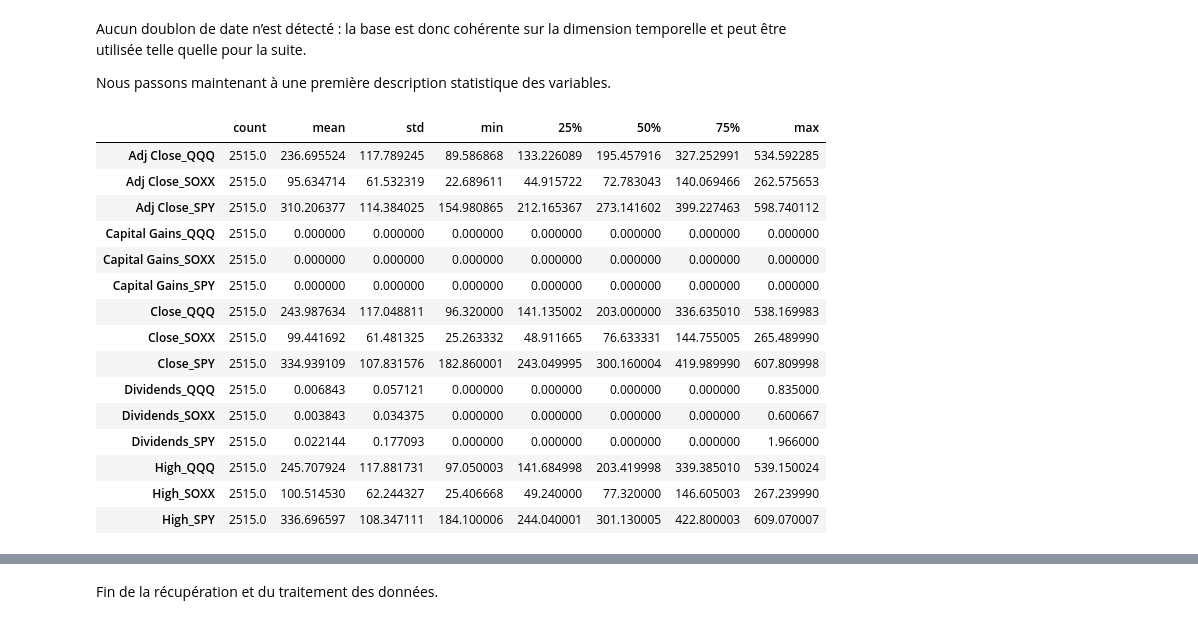
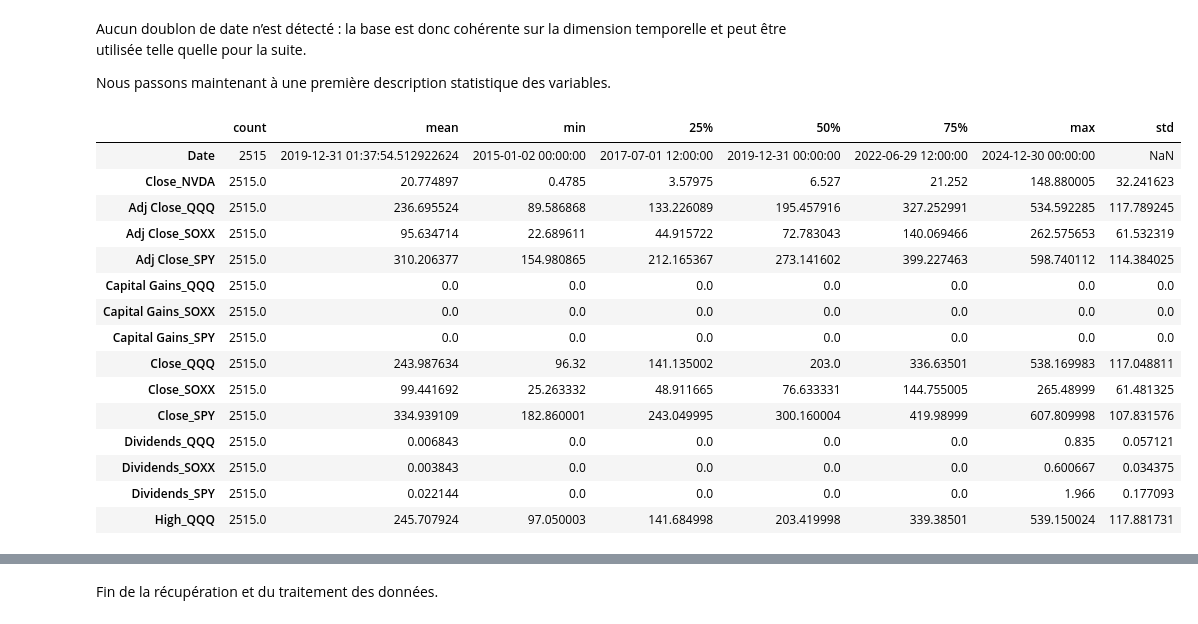
Before and after one commit to JoelKt29/Python-pour-la-data, a Jupyter notebook: Final copy.ipynb, the cells around one changed output, grey strips where cells are left out. Drawn from its saved outputs; the diff is of its cells as text; code cells hidden in the pictures.

```diff
--- a/Final copy.ipynb
+++ b/Final copy.ipynb
@@ -65,11 +65,11 @@ else:
         progress=False
     ).reset_index()
 
-    nvda_data_2 = nvda_data.rename(columns={c: f"{c}_{ticker}" for c in nvda_data.columns if c != "Date"})
+    nvda_data = nvda_data.rename(columns={c: f"{c}_{ticker}" for c in nvda_data.columns if c != "Date"})
 
     #Save en cache pour la reproductibilité
     nvda_data.to_csv(nvda_raw_path, index=False)
 
 #Affihcage de contrôle de la cellue
-nvda_data_2.head()
+nvda_data.head()
 # %% [output]
@@ -226,12 +326,9 @@ Dans cette section, nous analysons et mettons au propre la base complète `nvda_
  Nous commençons par l’identification et le traitement des valeurs manquantes.
 # %%
-#Tri + sécurisation du format de date
-nvda_data_2["Date"] = pd.to_datetime(nvda_data_2["Date"])
-nvda_data_2 = nvda_data_2.sort_values("Date").reset_index(drop=True)
-
 #Diagnostic des valeurs manquantes
 na_counts = nvda_data_2.isna().sum().sort_values(ascending=False)
-print(f"Nombre de lignes : {len(nvda_data_2)}")
 print("Top colonnes avec NA (si > 0) :")
 print(na_counts[na_counts > 0].head(15))
+print("Top colonnes sans NA :")
+print(na_counts[na_counts == 0].head(15))
 # %% [output]
@@ -271,29 +369,22 @@ Aucun doublon de date n’est détecté : la base est donc cohérente sur la dim
 
 Nous passons maintenant à une première description statistique des variables.
 # %%
-desc_full = nvda_data_2.describe(include=[np.number]).T
-
-#Extraction du minimum et du maximum du prix de clôture NVDA sur la période
-if "Close_NVDA" in desc_full.index:
-    min_close = desc_full.loc["Close_NVDA", "min"]
-    max_close = desc_full.loc["Close_NVDA", "max"]
-    print(f"Close_NVDA min: {min_close:.2f} | max: {max_close:.2f}")
-
+desc_full = nvda_data_2.describe().T
 desc_full.head(15)
 # %% [output]
-|  | count | mean | std | min | 25% | 50% | 75% | max |
-| Adj Close_QQQ | 2515.0 | 236.695524 | 117.789245 | 89.586868 | 133.226089 | 195.457916 | 327.252991 | 534.592285 |
-| Adj Close_SOXX | 2515.0 | 95.634714 | 61.532319 | 22.689611 | 44.915722 | 72.783043 | 140.069466 | 262.575653 |
-| Adj Close_SPY | 2515.0 | 310.206377 | 114.384025 | 154.980865 | 212.165367 | 273.141602 | 399.227463 | 598.740112 |
-| Capital Gains_QQQ | 2515.0 | 0.000000 | 0.000000 | 0.000000 | 0.000000 | 0.000000 | 0.000000 | 0.000000 |
-| Capital Gains_SOXX | 2515.0 | 0.000000 | 0.000000 | 0.000000 | 0.000000 | 0.000000 | 0.000000 | 0.000000 |
-| Capital Gains_SPY | 2515.0 | 0.000000 | 0.000000 | 0.000000 | 0.000000 | 0.000000 | 0.000000 | 0.000000 |
-| Close_QQQ | 2515.0 | 243.987634 | 117.048811 | 96.320000 | 141.135002 | 203.000000 | 336.635010 | 538.169983 |
-| Close_SOXX | 2515.0 | 99.441692 | 61.481325 | 25.263332 | 48.911665 | 76.633331 | 144.755005 | 265.489990 |
-| Close_SPY | 2515.0 | 334.939109 | 107.831576 | 182.860001 | 243.049995 | 300.160004 | 419.989990 | 607.809998 |
-| Dividends_QQQ | 2515.0 | 0.006843 | 0.057121 | 0.000000 | 0.000000 | 0.000000 | 0.000000 | 0.835000 |
-| Dividends_SOXX | 2515.0 | 0.003843 | 0.034375 | 0.000000 | 0.000000 | 0.000000 | 0.000000 | 0.600667 |
-| Dividends_SPY | 2515.0 | 0.022144 | 0.177093 | 0.000000 | 0.000000 | 0.000000 | 0.000000 | 1.966000 |
-| High_QQQ | 2515.0 | 245.707924 | 117.881731 | 97.050003 | 141.684998 | 203.419998 | 339.385010 | 539.150024 |
-| High_SOXX | 2515.0 | 100.514530 | 62.244327 | 25.406668 | 49.240000 | 77.320000 | 146.605003 | 267.239990 |
-| High_SPY | 2515.0 | 336.696597 | 108.347111 | 184.100006 | 244.040001 | 301.130005 | 422.800003 | 609.070007 |
+|  | count | mean | min | 25% | 50% | 75% | max | std |
+| Date | 2515 | 2019-12-31 01:37:54.512922624 | 2015-01-02 00:00:00 | 2017-07-01 12:00:00 | 2019-12-31 00:00:00 | 2022-06-29 12:00:00 | 2024-12-30 00:00:00 | NaN |
+| Close_NVDA | 2515.0 | 20.774897 | 0.4785 | 3.57975 | 6.527 | 21.252 | 148.880005 | 32.241623 |
+| Adj Close_QQQ | 2515.0 | 236.695524 | 89.586868 | 133.226089 | 195.457916 | 327.252991 | 534.592285 | 117.789245 |
+| Adj Close_SOXX | 2515.0 | 95.634714 | 22.689611 | 44.915722 | 72.783043 | 140.069466 | 262.575653 | 61.532319 |
+| Adj Close_SPY | 2515.0 | 310.206377 | 154.980865 | 212.165367 | 273.141602 | 399.227463 | 598.740112 | 114.384025 |
+| Capital Gains_QQQ | 2515.0 | 0.0 | 0.0 | 0.0 | 0.0 | 0.0 | 0.0 | 0.0 |
+| Capital Gains_SOXX | 2515.0 | 0.0 | 0.0 | 0.0 | 0.0 | 0.0 | 0.0 | 0.0 |
+| Capital Gains_SPY | 2515.0 | 0.0 | 0.0 | 0.0 | 0.0 | 0.0 | 0.0 | 0.0 |
+| Close_QQQ | 2515.0 | 243.987634 | 96.32 | 141.135002 | 203.0 | 336.63501 | 538.169983 | 117.048811 |
+| Close_SOXX | 2515.0 | 99.441692 | 25.263332 | 48.911665 | 76.633331 | 144.755005 | 265.48999 | 61.481325 |
+| Close_SPY | 2515.0 | 334.939109 | 182.860001 | 243.049995 | 300.160004 | 419.98999 | 607.809998 | 107.831576 |
+| Dividends_QQQ | 2515.0 | 0.006843 | 0.0 | 0.0 | 0.0 | 0.0 | 0.835 | 0.057121 |
+| Dividends_SOXX | 2515.0 | 0.003843 | 0.0 | 0.0 | 0.0 | 0.0 | 0.600667 | 0.034375 |
+| Dividends_SPY | 2515.0 | 0.022144 | 0.0 | 0.0 | 0.0 | 0.0 | 1.966 | 0.177093 |
+| High_QQQ | 2515.0 | 245.707924 | 97.050003 | 141.684998 | 203.419998 | 339.38501 | 539.150024 | 117.881731 |
```
Also changed, not shown: parts of 19 cells of this notebook, 3 other files.
